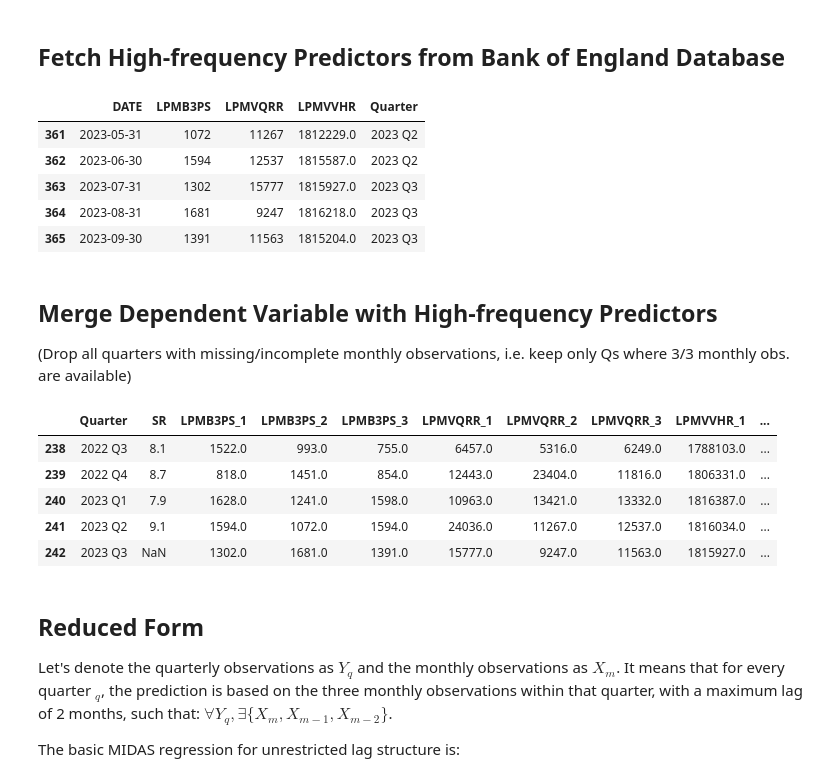
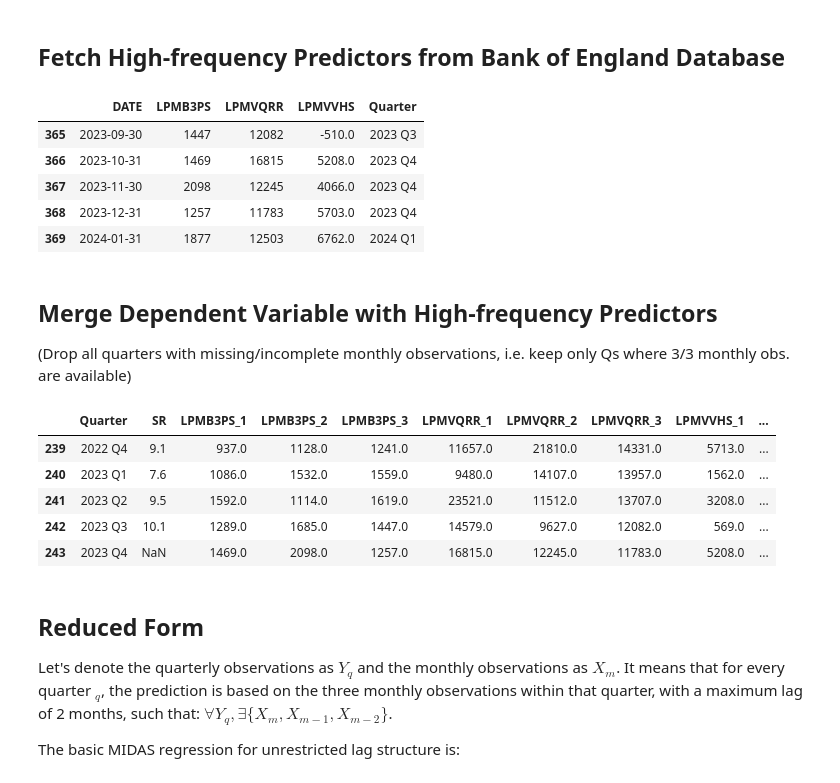
Before and after one commit to viczommers/MIDAS-Nowcast, a Jupyter notebook: Nowcast.ipynb, the cells around one changed output. Saved outputs shown, nothing was run; the diff lists cells and outputs as text; code cells hidden in the pictures.

```diff
--- a/Nowcast.ipynb
+++ b/Nowcast.ipynb
@@ -120,7 +120,7 @@ df.tail()
 # %% [markdown]
 ## **Fetch High-frequency Predictors from Bank of England Database**
 # %%
-boe_series = {'Datefrom':'01/Apr/1993','SeriesCodes':'LPMB3PS,LPMVQRR,LPMVVHR','CSVF':'TN','UsingCodes':'Y','VPD':'N','VFD':'N'}
+boe_series = {'Datefrom':'01/Apr/1993','SeriesCodes':'LPMB3PS,LPMVQRR,LPMVVHS','CSVF':'TN','UsingCodes':'Y','VPD':'N','VFD':'N'}
 url2 = 'http://www.bankofengland.co.uk/boeapps/iadb/fromshowcolumns.asp?csv.x=yes'
 response = requests.get(url2, params=boe_series, headers=headers,verify = False)
 df2 = pd.read_csv(io.BytesIO(response.content))
@@ -131,12 +131,12 @@ df2['Quarter'] = df2['DATE'].apply(format_quarter_year)
 df2.dropna(inplace=True)
 df2.tail()
 # %% [output]
-|  | DATE | LPMB3PS | LPMVQRR | LPMVVHR | Quarter |
-| 361 | 2023-05-31 | 1072 | 11267 | 1812229.0 | 2023 Q2 |
-| 362 | 2023-06-30 | 1594 | 12537 | 1815587.0 | 2023 Q2 |
-| 363 | 2023-07-31 | 1302 | 15777 | 1815927.0 | 2023 Q3 |
-| 364 | 2023-08-31 | 1681 | 9247 | 1816218.0 | 2023 Q3 |
-| 365 | 2023-09-30 | 1391 | 11563 | 1815204.0 | 2023 Q3 |
+|  | DATE | LPMB3PS | LPMVQRR | LPMVVHS | Quarter |
+| 365 | 2023-09-30 | 1447 | 12082 | -510.0 | 2023 Q3 |
+| 366 | 2023-10-31 | 1469 | 16815 | 5208.0 | 2023 Q4 |
+| 367 | 2023-11-30 | 2098 | 12245 | 4066.0 | 2023 Q4 |
+| 368 | 2023-12-31 | 1257 | 11783 | 5703.0 | 2023 Q4 |
+| 369 | 2024-01-31 | 1877 | 12503 | 6762.0 | 2024 Q1 |
 # %% [markdown]
 <a name="Merge"></a>
 ## **Merge Dependent Variable with High-frequency Predictors**
@@ -144,27 +144,27 @@ df2.tail()
 # %%
 def pivot_on_column(df, df2, column_name):
     merged = pd.merge(df, df2, on='Quarter', how='left')
     merged['count'] = merged.groupby('Quarter').cumcount() + 1
     merged_pivot = merged.pivot(index='Quarter', columns='count', values=column_name)
     merged_pivot.columns = [f'{column_name}_1', f'{column_name}_2', f'{column_name}_3']
     return df.merge(merged_pivot, on='Quarter', how='left')
 
 df = pivot_on_column(df, df2, 'LPMB3PS')
 df = pivot_on_column(df, df2, 'LPMVQRR')
-df = pivot_on_column(df, df2, 'LPMVVHR')
+df = pivot_on_column(df, df2, 'LPMVVHS')
 df['SR'] = pd.to_numeric(df['SR'], errors='coerce')
 df['SR_Lag1'] = df['SR'].shift(1)
 df['Date'] = pd.to_datetime(df['Quarter'].str.replace('Q1', '03-31').str.replace('Q2', '06-30').str.replace('Q3', '09-30').str.replace('Q4', '12-31'), format='%Y %m-%d')
-df_M1 = df[['Quarter','SR','LPMB3PS_1','LPMVQRR_1','LPMVVHR_1','SR_Lag1','Date']].dropna(subset=['LPMB3PS_1', 'LPMVQRR_1', 'LPMVVHR_1'])
+df_M1 = df[['Quarter','SR','LPMB3PS_1','LPMVQRR_1','LPMVVHS_1','SR_Lag1','Date']].dropna(subset=['LPMB3PS_1', 'LPMVQRR_1', 'LPMVVHS_1'])
 df.dropna(subset=df.columns[2:11], inplace=True)
 df.tail()
 # %% [output]
-|  | Quarter | SR | LPMB3PS_1 | LPMB3PS_2 | LPMB3PS_3 | LPMVQRR_1 | LPMVQRR_2 | LPMVQRR_3 | LPMVVHR_1 | ... |
-| 238 | 2022 Q3 | 8.1 | 1522.0 | 993.0 | 755.0 | 6457.0 | 5316.0 | 6249.0 | 1788103.0 | ... |
-| 239 | 2022 Q4 | 8.7 | 818.0 | 1451.0 | 854.0 | 12443.0 | 23404.0 | 11816.0 | 1806331.0 | ... |
-| 240 | 2023 Q1 | 7.9 | 1628.0 | 1241.0 | 1598.0 | 10963.0 | 13421.0 | 13332.0 | 1816387.0 | ... |
-| 241 | 2023 Q2 | 9.1 | 1594.0 | 1072.0 | 1594.0 | 24036.0 | 11267.0 | 12537.0 | 1816034.0 | ... |
-| 242 | 2023 Q3 | NaN | 1302.0 | 1681.0 | 1391.0 | 15777.0 | 9247.0 | 11563.0 | 1815927.0 | ... |
+|  | Quarter | SR | LPMB3PS_1 | LPMB3PS_2 | LPMB3PS_3 | LPMVQRR_1 | LPMVQRR_2 | LPMVQRR_3 | LPMVVHS_1 | ... |
+| 239 | 2022 Q4 | 9.1 | 937.0 | 1128.0 | 1241.0 | 11657.0 | 21810.0 | 14331.0 | 5713.0 | ... |
+| 240 | 2023 Q1 | 7.6 | 1086.0 | 1532.0 | 1559.0 | 9480.0 | 14107.0 | 13957.0 | 1562.0 | ... |
+| 241 | 2023 Q2 | 9.5 | 1592.0 | 1114.0 | 1619.0 | 23521.0 | 11512.0 | 13707.0 | 3208.0 | ... |
+| 242 | 2023 Q3 | 10.1 | 1289.0 | 1685.0 | 1447.0 | 14579.0 | 9627.0 | 12082.0 | 569.0 | ... |
+| 243 | 2023 Q4 | NaN | 1469.0 | 2098.0 | 1257.0 | 16815.0 | 12245.0 | 11783.0 | 5208.0 | ... |
 # %% [markdown]
 <a name="Methodology"></a>
 ## **Reduced Form**
```
Also changed, not shown: parts of 12 cells of this notebook, 1 other file.
